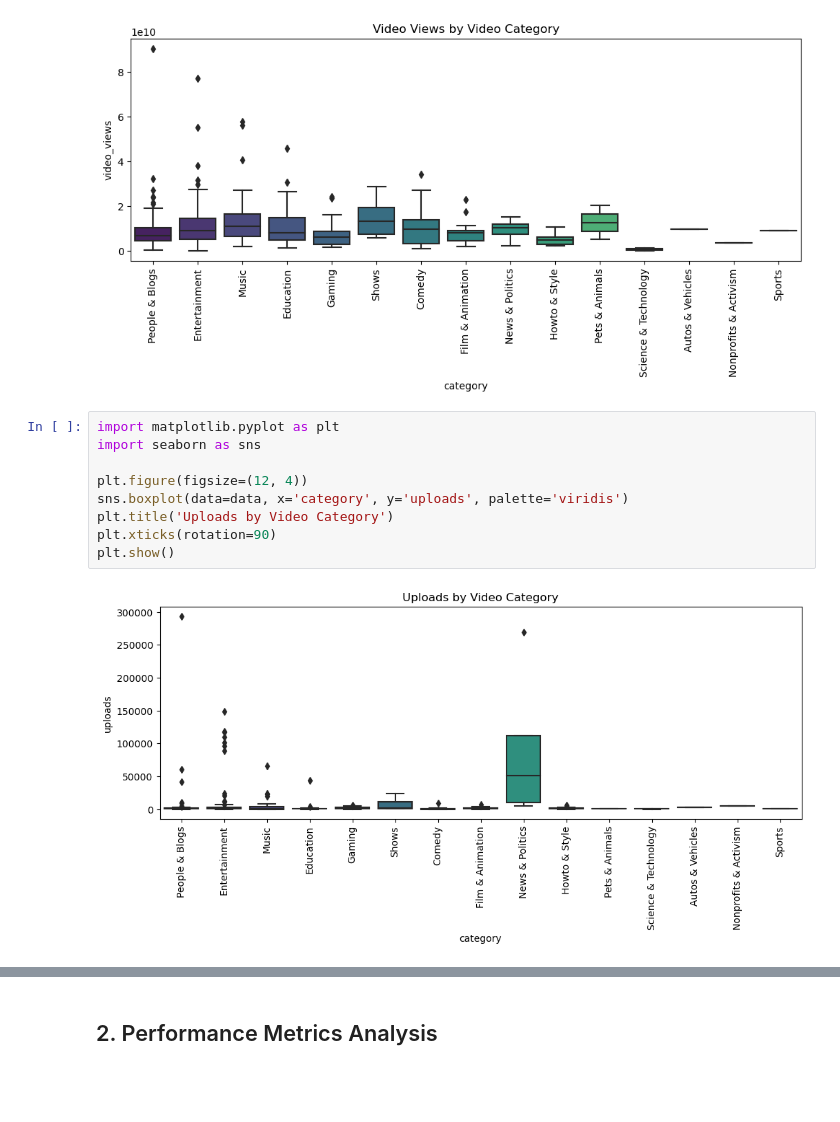
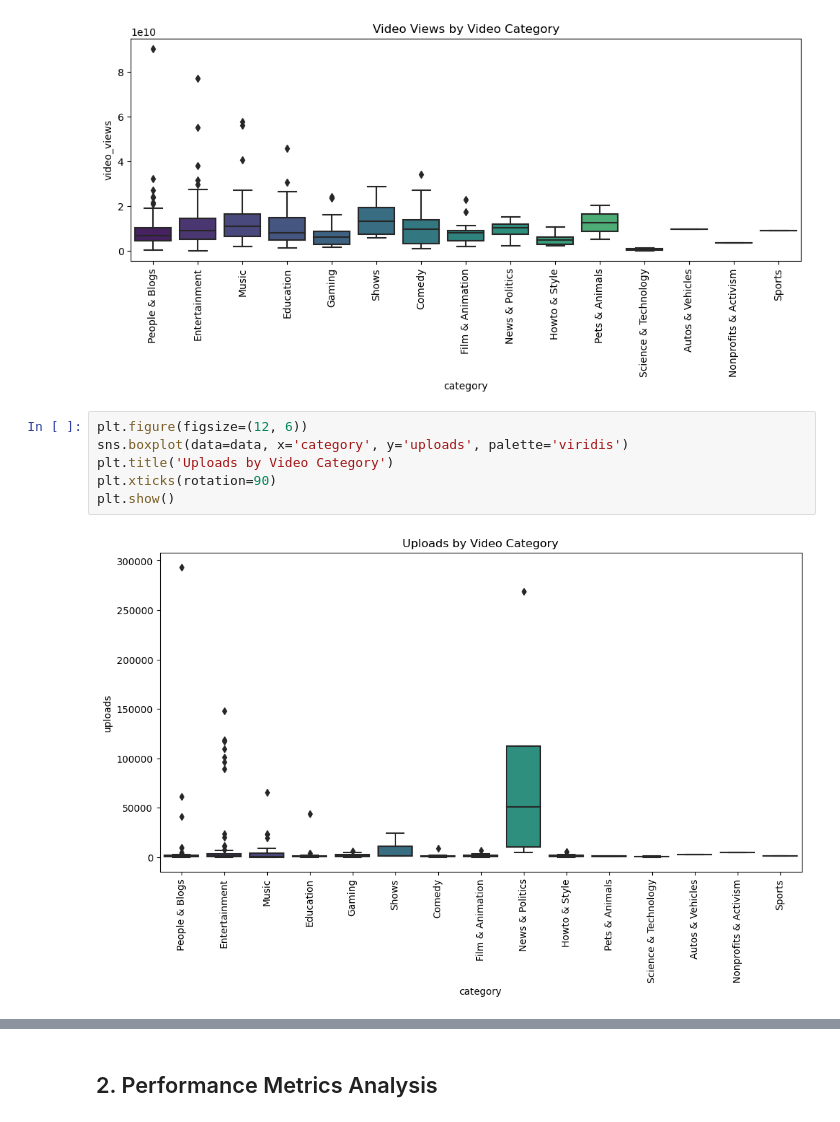
Before and after one commit to zoeyespinoza/Youtube-Statistical-Analysis, a Jupyter notebook: Youtube_Statistics.ipynb, the cells around one changed output, grey strips where cells are left out. Drawn from its saved outputs; the diff is of its cells as text; blank space fills up the shorter version.

```diff
--- a/Youtube_Statistics.ipynb
+++ b/Youtube_Statistics.ipynb
@@ -366,14 +444,11 @@ plt.show()
 # %% [output]
 [figure]
 # %%
-import matplotlib.pyplot as plt
-import seaborn as sns
-
-plt.figure(figsize=(12, 4))
+plt.figure(figsize=(12, 6))
 sns.boxplot(data=data, x='category', y='uploads', palette='viridis')
 plt.title('Uploads by Video Category')
 plt.xticks(rotation=90)
 plt.show()
 # %% [output]
-[figure, old version]
+[figure, new version]
 # %%
```
Also changed, not shown: parts of 20 cells of this notebook.
